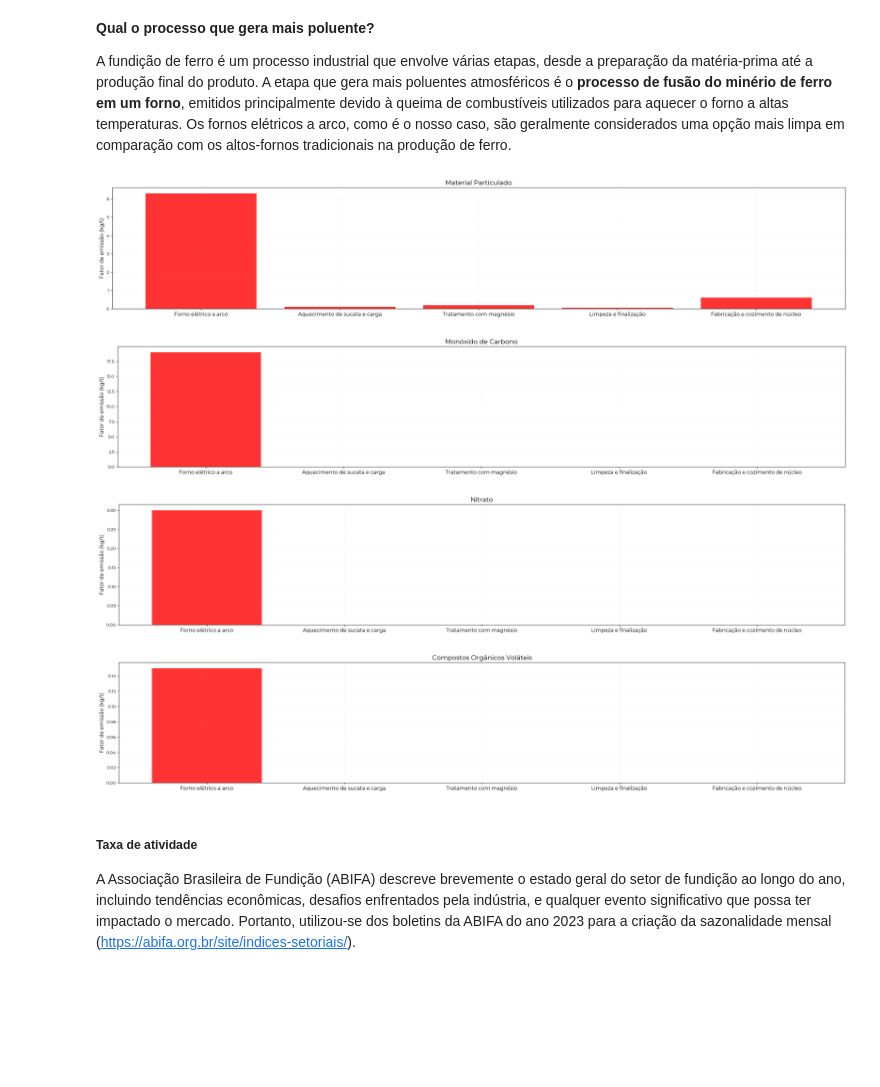
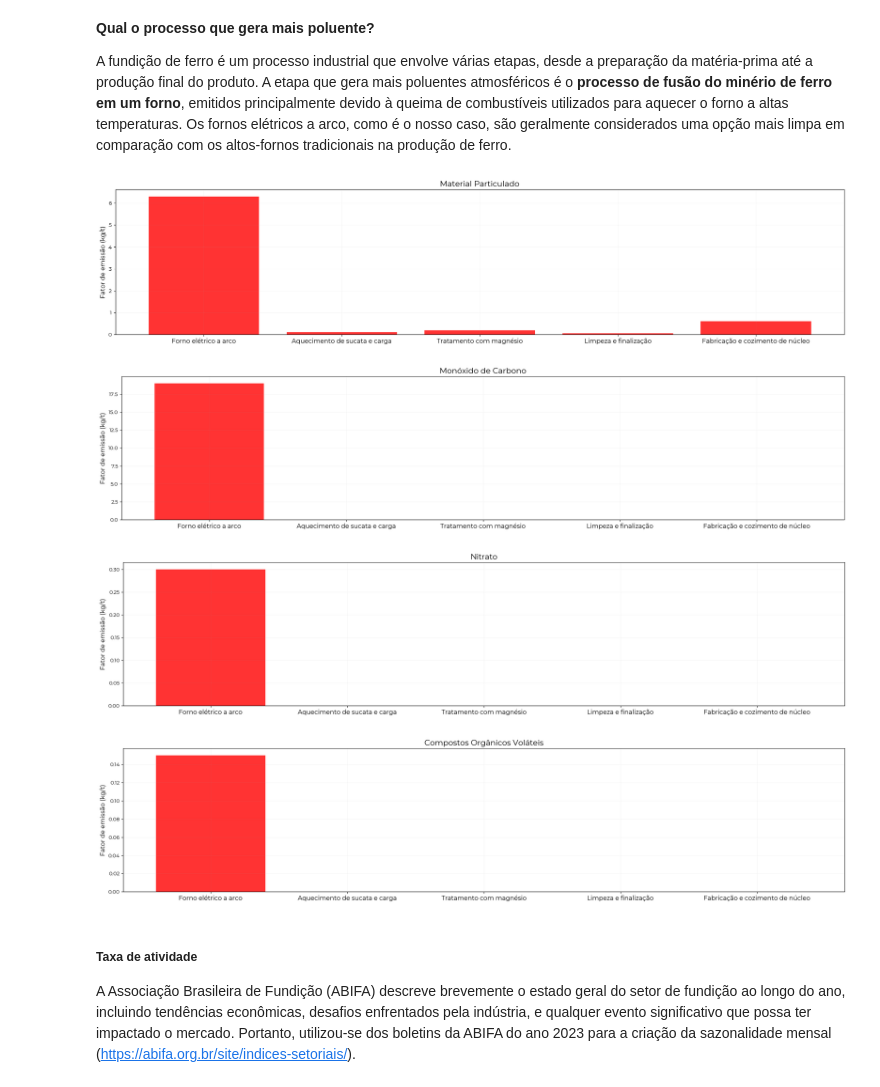
Before and after one commit to lucaborgess/Air-Modelling, a Jupyter notebook: scripts/Atividade01_Inventario.ipynb, the cells around one changed output. Cells and saved outputs as stored; diff of their text form; code cells hidden in the pictures; blank space fills up the shorter version.

```diff
--- a/scripts/Atividade01_Inventario.ipynb
+++ b/scripts/Atividade01_Inventario.ipynb
@@ -56,21 +56,21 @@ A fundição de ferro é um processo industrial que envolve várias etapas, desd
 # %%
 translate = {'PM':'Material Particulado','CO': 'Monóxido de Carbono', 'NO3':'Nitrato', 'COVs':'Compostos Orgânicos Voláteis'}
 poluentes = list(emission_factor.columns)
 for i in range(len(poluentes)):
         plt.rc('font',family='Montserrat')
-        plt.figure(figsize=(30,5))
+        plt.figure(figsize=(25,5))
         plt.bar(emission_factor.index,emission_factor[f'{poluentes[i]}'], color='red',alpha=0.8)
         plt.title(translate[list(emission_factor.columns)[i]],fontsize=15)
         plt.xticks(fontsize=12)
         plt.ylabel('Fator de emissão (kg/t)',fontsize=12)
         plt.xticks(numpy.arange(len(emission_factor)), list(emission_factor.index))
         plt.grid(alpha=0.1)
         plt.show()
 # %% [output]
-[figure, old version]
+[figure, new version]
-[figure, old version]
+[figure, new version]
-[figure, old version]
+[figure, new version]
-[figure, old version]
+[figure, new version]
 # %% [markdown]
 ##### **Taxa de atividade**
 
```
Also changed, not shown: parts of 5 cells of this notebook.
